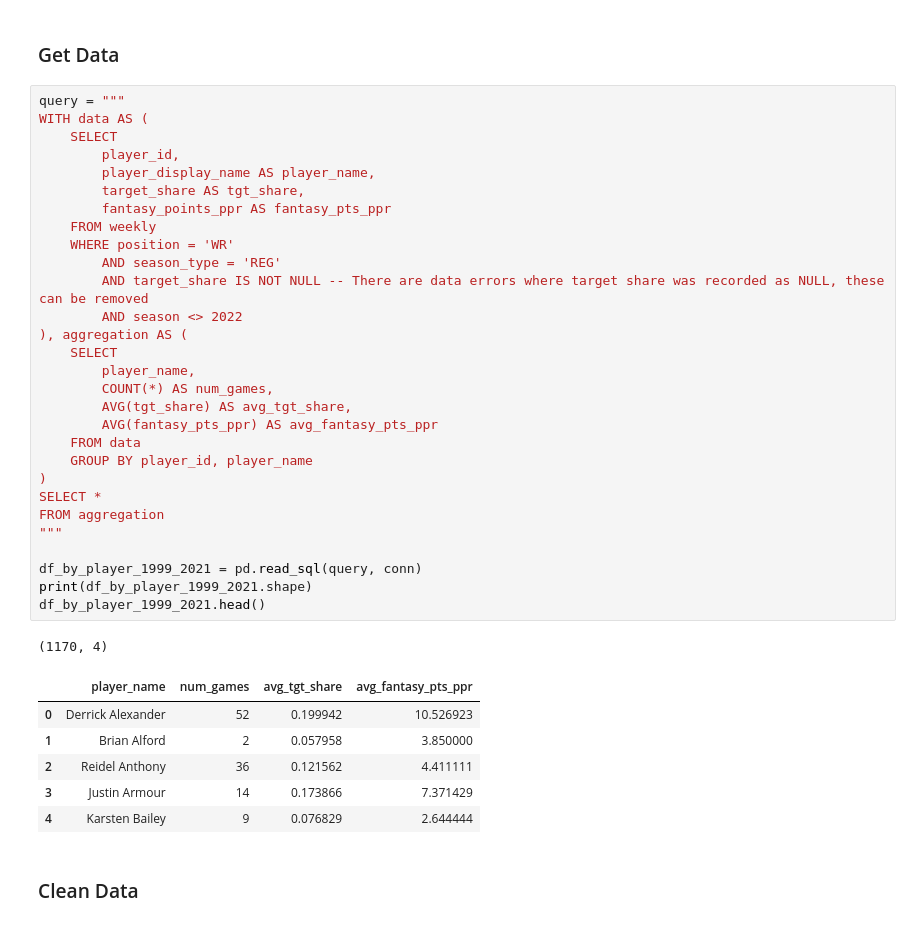
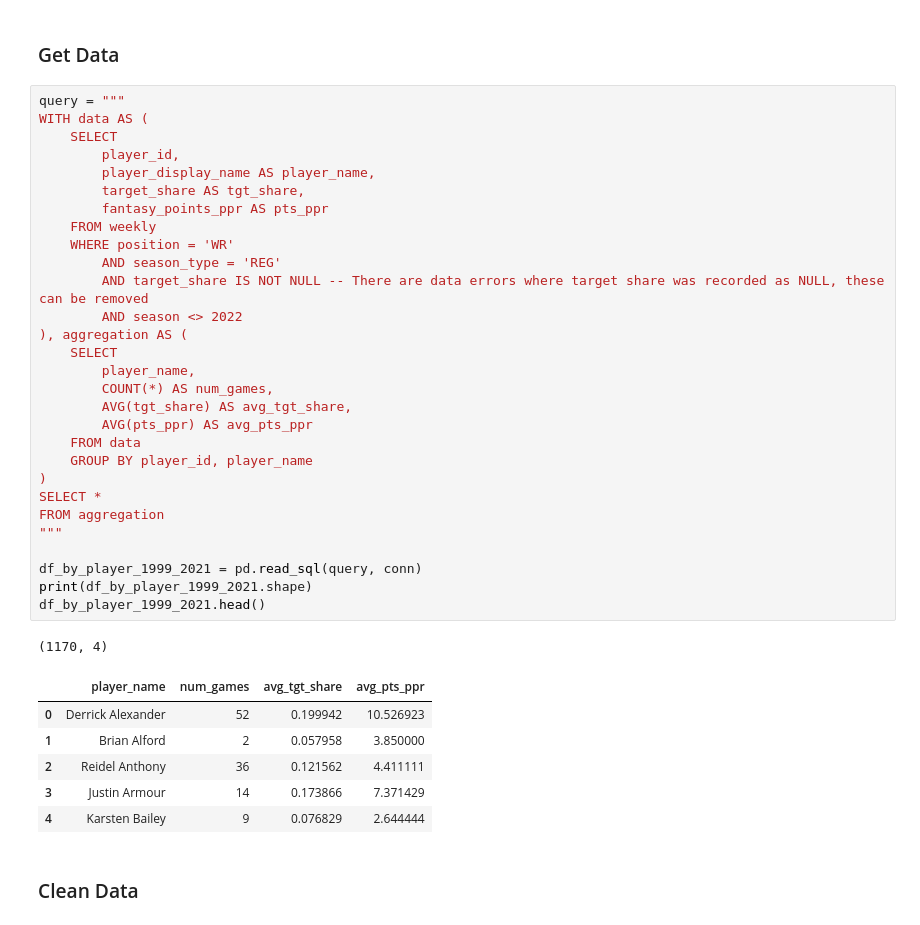
Before and after one commit to gfidanli/fantasy_football_analysis, a Jupyter notebook: daily_analysis/day10.ipynb, the cells around one changed output. Saved outputs shown, nothing was run; the diff lists cells and outputs as text.

```diff
--- a/daily_analysis/day10.ipynb
+++ b/daily_analysis/day10.ipynb
@@ -27,35 +28,35 @@ First I'll get the average target share and PPR fantasy points scored by WR for
 # %%
 query = """
 WITH data AS (
     SELECT
         player_id,
         player_display_name AS player_name,
         target_share AS tgt_share,
-        fantasy_points_ppr AS fantasy_pts_ppr
+        fantasy_points_ppr AS pts_ppr
     FROM weekly
     WHERE position = 'WR'
         AND season_type = 'REG'
         AND target_share IS NOT NULL -- There are data errors where target share was recorded as NULL, these can be removed
         AND season <> 2022
 ), aggregation AS (
     SELECT
         player_name,
         COUNT(*) AS num_games,
         AVG(tgt_share) AS avg_tgt_share,
-        AVG(fantasy_pts_ppr) AS avg_fantasy_pts_ppr
+        AVG(pts_ppr) AS avg_pts_ppr
     FROM data
     GROUP BY player_id, player_name
 )
 SELECT *
 FROM aggregation
 """
 
 df_by_player_1999_2021 = pd.read_sql(query, conn)
 print(df_by_player_1999_2021.shape)
 df_by_player_1999_2021.head()
 # %% [output]
 (1170, 4)
-|  | player_name | num_games | avg_tgt_share | avg_fantasy_pts_ppr |
+|  | player_name | num_games | avg_tgt_share | avg_pts_ppr |
 | 0 | Derrick Alexander | 52 | 0.199942 | 10.526923 |
 | 1 | Brian Alford | 2 | 0.057958 | 3.850000 |
 | 2 | Reidel Anthony | 36 | 0.121562 | 4.411111 |
```
Also changed, not shown: parts of 11 cells of this notebook, 1 other file.
